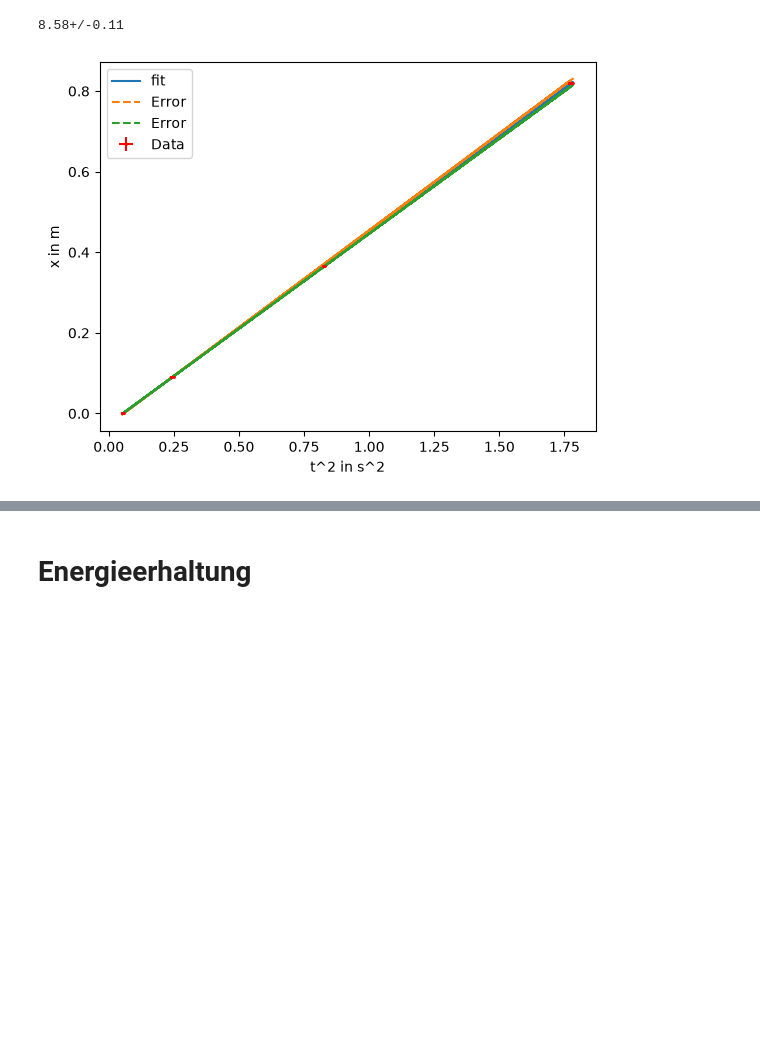
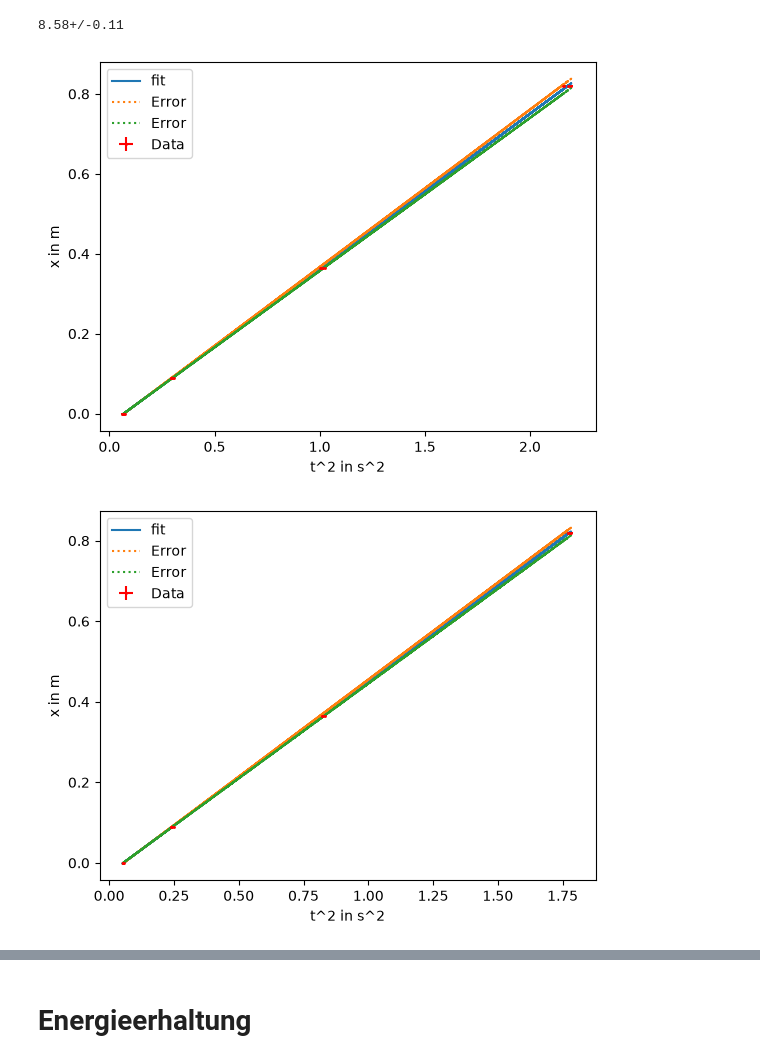
Before and after one commit to Bergschaf/PAP1, a Jupyter notebook: V15/V15.ipynb, the cells around one changed output, grey strips where cells are left out. Cells and saved outputs as stored; diff of their text form; code cells hidden in the pictures; blank space fills up the shorter version.

```diff
--- a/V15/V15.ipynb
+++ b/V15/V15.ipynb
@@ -33,11 +33,11 @@ print(alpha / (np.pi * 2) * 360)
 # %% [output]
 8.58+/-0.11
 # %%
-Unsicherheit_Abstandsmessung = 0.3 # in cm
+Unsicherheit_Abstandsmessung = 0.2 # in cm
 Abstände_Lichtschranken = unp.uarray([0, 9, 36.5, 82],Unsicherheit_Abstandsmessung) / 100 # cm
 Abstand_erste_Lichtschranke = 2.5 # cm
 
-Unsicherheit_Zeitmessung = 0.0003 #
+Unsicherheit_Zeitmessung = 0.003 #
 
 # Wir fangen nicht beim realeasen an, weil Wir den systematischen fehler der lichtschranken nicht kennen und nicht wissen wann genau der timer startet (im vregleich zum losrollen) 8
 # Skalenteilung 1 ms
@@ -117,10 +117,10 @@ class UCurve:
         plt.plot(x_data,y_fit, label="fit")
 
         y_fit_e1 = self.inter - self.d_inter + (self.slope + self.d_slope) * x_data
-        plt.plot(x_data, y_fit_e1, label = "Error", linestyle="dashed")
+        plt.plot(x_data, y_fit_e1, label = "Error", linestyle="dotted")
 
         y_fit_e2 = self.inter + self.d_inter + (self.slope - self.d_slope) * x_data
-        plt.plot(x_data, y_fit_e2, label = "Error", linestyle="dashed")
+        plt.plot(x_data, y_fit_e2, label = "Error", linestyle="dotted")
 
         plt.legend()
 
@@ -128,6 +128,7 @@ class UCurve:
         plt.ylabel(ylabel)
         if filename != "":
             plt.savefig(filename)
+            plt.show()
         else:
             plt.show()
 
@@ -143,14 +144,15 @@ def median_uarray(array, Error):
 # %%
 Abstände_5 = list(Abstände_Lichtschranken) * 5
 HZ_fit = UCurve.ufit(nom(HZ_t_squared).flatten(),Abstände_5)
 VZ_fit = UCurve.ufit(nom(VZ_t_squared).flatten(),Abstände_5)
 
-HZ_fit.d_slope = 0.005
-VZ_fit.d_slope = 0.005
-#HZ_fit.draw_avg_with_2Derrorbars(HZ_t_squared.flatten(),Abstände_5,xlabel="t^2 in s^2", ylabel="x in m")
-VZ_fit.draw_avg_with_2Derrorbars(VZ_t_squared.flatten(),Abstände_5,xlabel="t^2 in s^2", ylabel="x in m")
+HZ_fit.d_slope += 0.005
+VZ_fit.d_slope += 0.005
+HZ_fit.draw_avg_with_2Derrorbars(HZ_t_squared.flatten(),Abstände_5,xlabel="t^2 in s^2", ylabel="x in m",filename="/home/bergschaf/Pap/V15/Plot_HZ.svg")
+VZ_fit.draw_avg_with_2Derrorbars(VZ_t_squared.flatten(),Abstände_5,xlabel="t^2 in s^2", ylabel="x in m",filename="/home/bergschaf/Pap/V15/Plot_VZ.svg")
 # %% [output]
-[figure, old version]
+[figure, new version]
+[figure, added]
 # %%
 HZ_a_experiment = HZ_fit.get_uslope() * 2
 VZ_a_experiment = VZ_fit.get_uslope() * 2
```
Also changed, not shown: parts of 6 cells of this notebook, 1 other file.
